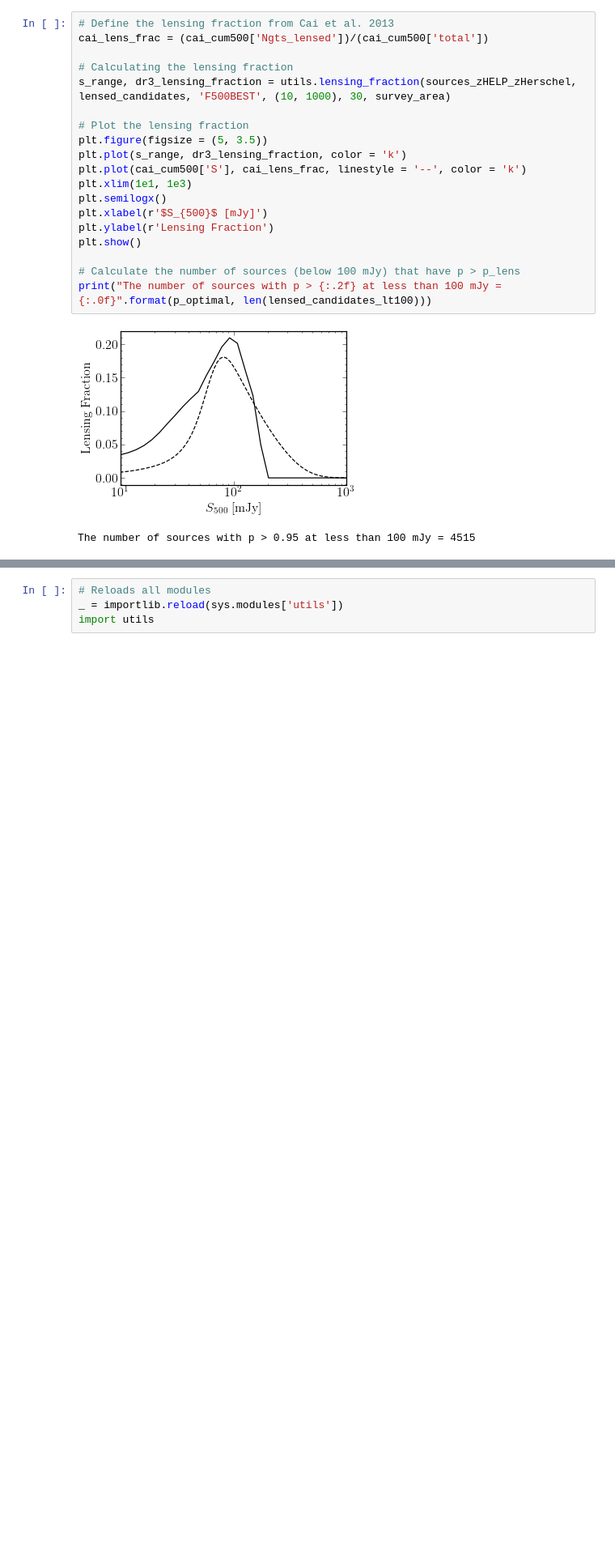
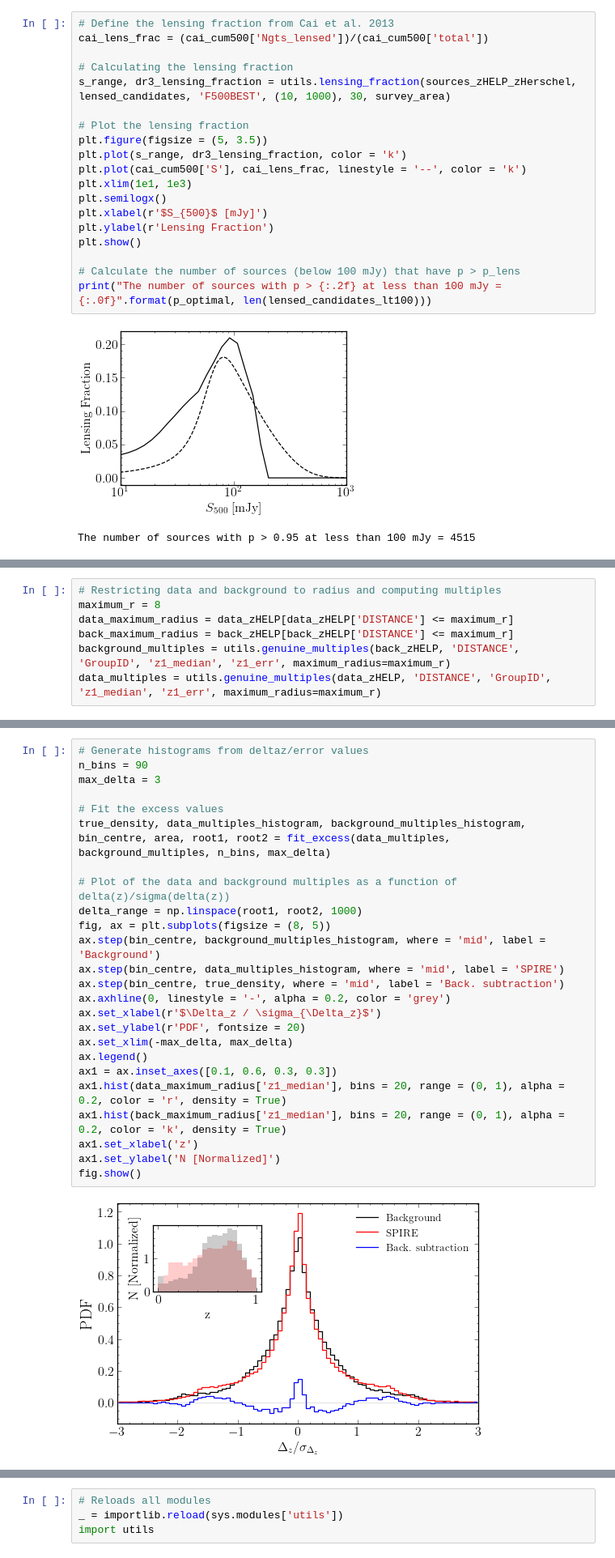
Before and after one commit to BradleyAWard/Herschel-ATLAS-DR3, a Jupyter notebook: HATLAS_DR3/results.ipynb, the cells around one changed output, grey strips where cells are left out. Shown: that part at 81% size. Saved outputs shown, nothing was run; the diff lists cells and outputs as text; blank space fills up the shorter version.

```diff
--- a/HATLAS_DR3/results.ipynb
+++ b/HATLAS_DR3/results.ipynb
@@ -374,0 +442,7 @@ The number of sources with p > 0.95 at less than 100 mJy = 4515
+# %%
+# Restricting data and background to radius and computing multiples
+maximum_r = 8
+data_maximum_radius = data_zHELP[data_zHELP['DISTANCE'] <= maximum_r]
+back_maximum_radius = back_zHELP[back_zHELP['DISTANCE'] <= maximum_r]
+background_multiples = utils.genuine_multiples(back_zHELP, 'DISTANCE', 'GroupID', 'z1_median', 'z1_err', maximum_radius=maximum_r)
+data_multiples = utils.genuine_multiples(data_zHELP, 'DISTANCE', 'GroupID', 'z1_median', 'z1_err', maximum_radius=maximum_r)
@@ -374,0 +488,27 @@ The number of sources with p > 0.95 at less than 100 mJy = 4515
+# %%
+# Generate histograms from deltaz/error values
+n_bins = 90
+max_delta = 3
+
+# Fit the excess values
+true_density, data_multiples_histogram, background_multiples_histogram, bin_centre, area, root1, root2 = fit_excess(data_multiples, background_multiples, n_bins, max_delta)
+
+# Plot of the data and background multiples as a function of delta(z)/sigma(delta(z))
+delta_range = np.linspace(root1, root2, 1000)
+fig, ax = plt.subplots(figsize = (8, 5))
+ax.step(bin_centre, background_multiples_histogram, where = 'mid', label = 'Background')
+ax.step(bin_centre, data_multiples_histogram, where = 'mid', label = 'SPIRE')
+ax.step(bin_centre, true_density, where = 'mid', label = 'Back. subtraction')
+ax.axhline(0, linestyle = '-', alpha = 0.2, color = 'grey')
+ax.set_xlabel(r'$\Delta_z / \sigma_{\Delta_z}$')
+ax.set_ylabel(r'PDF', fontsize = 20)
+ax.set_xlim(-max_delta, max_delta)
+ax.legend()
+ax1 = ax.inset_axes([0.1, 0.6, 0.3, 0.3])
+ax1.hist(data_maximum_radius['z1_median'], bins = 20, range = (0, 1), alpha = 0.2, color = 'r', density = True)
+ax1.hist(back_maximum_radius['z1_median'], bins = 20, range = (0, 1), alpha = 0.2, color = 'k', density = True)
+ax1.set_xlabel('z')
+ax1.set_ylabel('N [Normalized]')
+fig.show()
+# %% [output]
+[figure, added]
```
Also changed, not shown: parts of 12 cells of this notebook.
